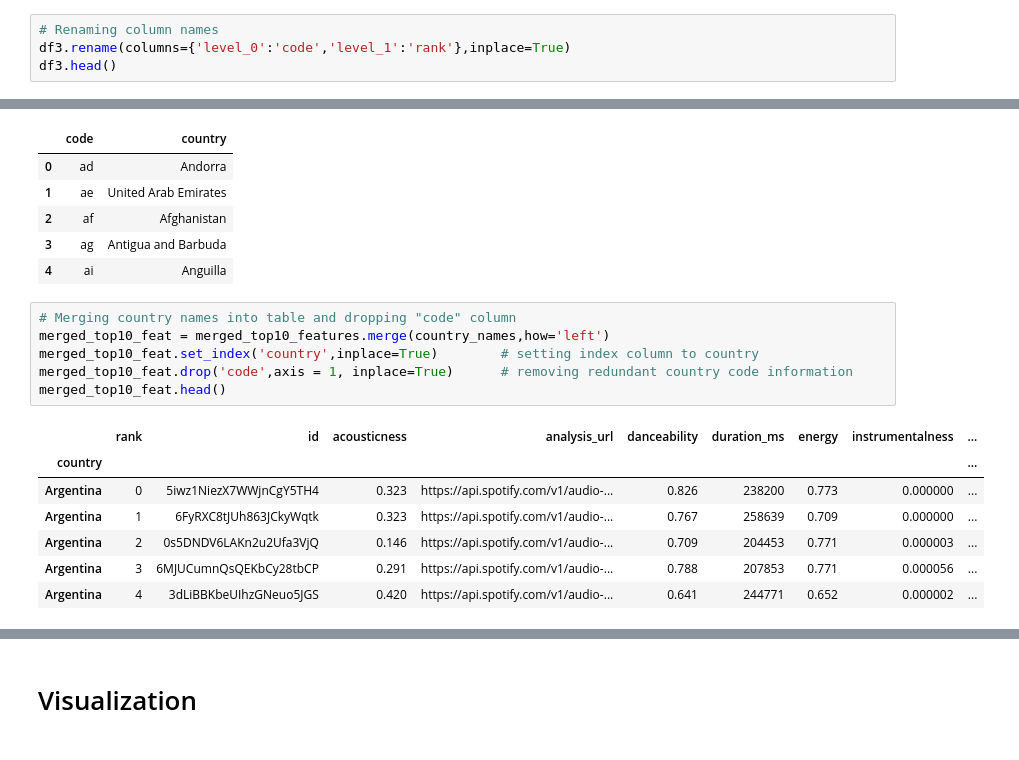
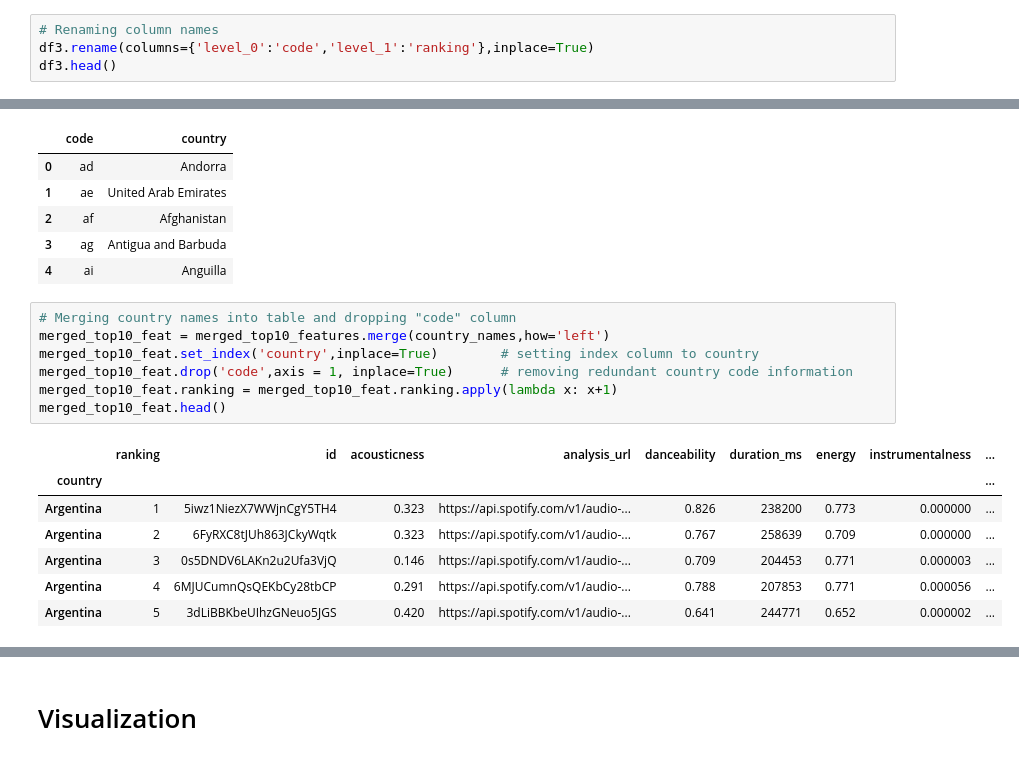
Before and after one commit to Rimab55/spotify_eda, a Jupyter notebook: project1_spotify.ipynb, the cells around one changed output, grey strips where cells are left out. Drawn from its saved outputs; the diff is of its cells as text.

```diff
--- a/project1_spotify.ipynb
+++ b/project1_spotify.ipynb
@@ -169,6 +169,6 @@ df3.head()
 | 4 | ar | 4 | 3dLiBBKbeUIhzGNeuo5JGS |
 # %%
 # Renaming column names
-df3.rename(columns={'level_0':'code','level_1':'rank'},inplace=True)
+df3.rename(columns={'level_0':'code','level_1':'ranking'},inplace=True)
 df3.head()
 # %% [output]
@@ -206,14 +206,15 @@ country_names.head()
 # %%
 # Merging country names into table and dropping "code" column
 merged_top10_feat = merged_top10_features.merge(country_names,how='left')
 merged_top10_feat.set_index('country',inplace=True)        # setting index column to country
 merged_top10_feat.drop('code',axis = 1, inplace=True)      # removing redundant country code information
+merged_top10_feat.ranking = merged_top10_feat.ranking.apply(lambda x: x+1)
 merged_top10_feat.head()
 # %% [output]
-|  | rank | id | acousticness | analysis_url | danceability | duration_ms | energy | instrumentalness | ... |
+|  | ranking | id | acousticness | analysis_url | danceability | duration_ms | energy | instrumentalness | ... |
 | country |  |  |  |  |  |  |  |  | ... |
-| Argentina | 0 | 5iwz1NiezX7WWjnCgY5TH4 | 0.323 | https://api.spotify.com/v1/audio-... | 0.826 | 238200 | 0.773 | 0.000000 | ... |
-| Argentina | 1 | 6FyRXC8tJUh863JCkyWqtk | 0.323 | https://api.spotify.com/v1/audio-... | 0.767 | 258639 | 0.709 | 0.000000 | ... |
-| Argentina | 2 | 0s5DNDV6LAKn2u2Ufa3VjQ | 0.146 | https://api.spotify.com/v1/audio-... | 0.709 | 204453 | 0.771 | 0.000003 | ... |
-| Argentina | 3 | 6MJUCumnQsQEKbCy28tbCP | 0.291 | https://api.spotify.com/v1/audio-... | 0.788 | 207853 | 0.771 | 0.000056 | ... |
-| Argentina | 4 | 3dLiBBKbeUIhzGNeuo5JGS | 0.420 | https://api.spotify.com/v1/audio-... | 0.641 | 244771 | 0.652 | 0.000002 | ... |
+| Argentina | 1 | 5iwz1NiezX7WWjnCgY5TH4 | 0.323 | https://api.spotify.com/v1/audio-... | 0.826 | 238200 | 0.773 | 0.000000 | ... |
+| Argentina | 2 | 6FyRXC8tJUh863JCkyWqtk | 0.323 | https://api.spotify.com/v1/audio-... | 0.767 | 258639 | 0.709 | 0.000000 | ... |
+| Argentina | 3 | 0s5DNDV6LAKn2u2Ufa3VjQ | 0.146 | https://api.spotify.com/v1/audio-... | 0.709 | 204453 | 0.771 | 0.000003 | ... |
+| Argentina | 4 | 6MJUCumnQsQEKbCy28tbCP | 0.291 | https://api.spotify.com/v1/audio-... | 0.788 | 207853 | 0.771 | 0.000056 | ... |
+| Argentina | 5 | 3dLiBBKbeUIhzGNeuo5JGS | 0.420 | https://api.spotify.com/v1/audio-... | 0.641 | 244771 | 0.652 | 0.000002 | ... |
```
Also changed, not shown: parts of 11 cells of this notebook.
